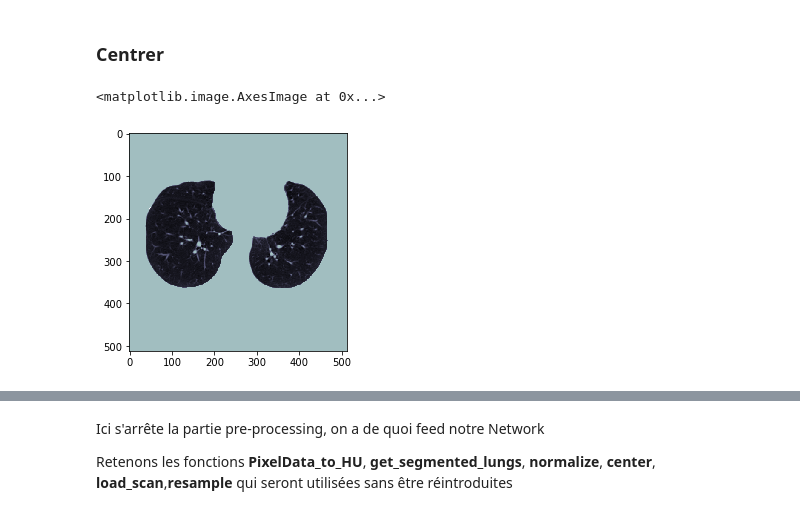
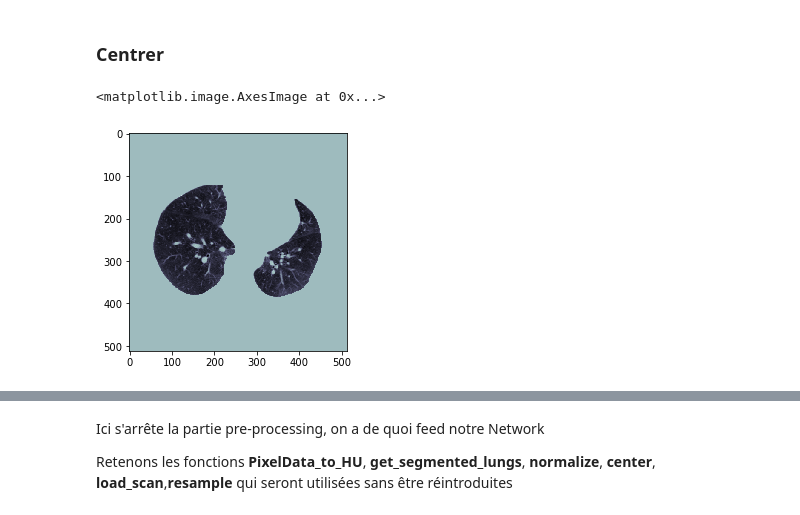
Before and after one commit to lucsoret/CEI, a Jupyter notebook: Python/Notebook/pre_processing_Luc.ipynb, the cells around one changed output, grey strips where cells are left out. Saved outputs shown, nothing was run; the diff lists cells and outputs as text; code cells hidden in the pictures.

```diff
--- a/Python/Notebook/pre_processing_Luc.ipynb
+++ b/Python/Notebook/pre_processing_Luc.ipynb
@@ -191,9 +258,6 @@ plt.imshow(binaries[100],cmap=cm.Greys)
 # %%
 from skimage.segmentation import clear_border
 from skimage.morphology import ball, disk, dilation, binary_erosion, remove_small_objects, erosion, closing, reconstruction, binary_closing
-
-
-i = 50
 # %%
 plt.imshow(image[i],cmap=plt.cm.bone)
 # %% [output]
@@ -288,4 +352,5 @@ def get_segmented_lungs(im):
 
     return im
 # %%
-plt.imshow(get_segmented_lungs(image[i]), cmap=plt.cm.bone)
+image = np.stack([get_segmented_lungs(s) for s in image])
+plt.imshow(image[i], cmap=plt.cm.bone)
@@ -299,7 +361,7 @@ On normalise, en recentrant sur une zone d'intérêt. En effet, au dessus de 400
 # %%
 im_1 = get_segmented_lungs(image[i])
 
-MIN_BOUND = np.amin(im_1)
+MIN_BOUND = -1024
 MAX_BOUND = 400
 
 print(MIN_BOUND)
@@ -308,9 +370,7 @@ print(MIN_BOUND)
 # %%
 def normalize(image):
     image = image.astype(np.float16)
-    image = (image - MIN_BOUND) / (MAX_BOUND - MIN_BOUND)
-    image[image>1] = 1.
-    image[image<0] = 0.
+    image = image / (MAX_BOUND - MIN_BOUND)
     return image
 # %%
 plt.imshow(normalize(im_1), cmap=plt.cm.bone)
@@ -326,9 +386,9 @@ def center(image):
     image = image-im_mean
     return image
 # %%
-A = normalize(im_1)
-A = center(A)
-plt.imshow(A, cmap=plt.cm.bone)
+im = normalize(im_1)
+im = center(im)
+plt.imshow(im, cmap=plt.cm.bone)
 # %% [output]
 <matplotlib.image.AxesImage at 0x...>
-[figure, old version]
+[figure, new version]
```
Also changed, not shown: parts of 32 cells of this notebook, 3 other files.
